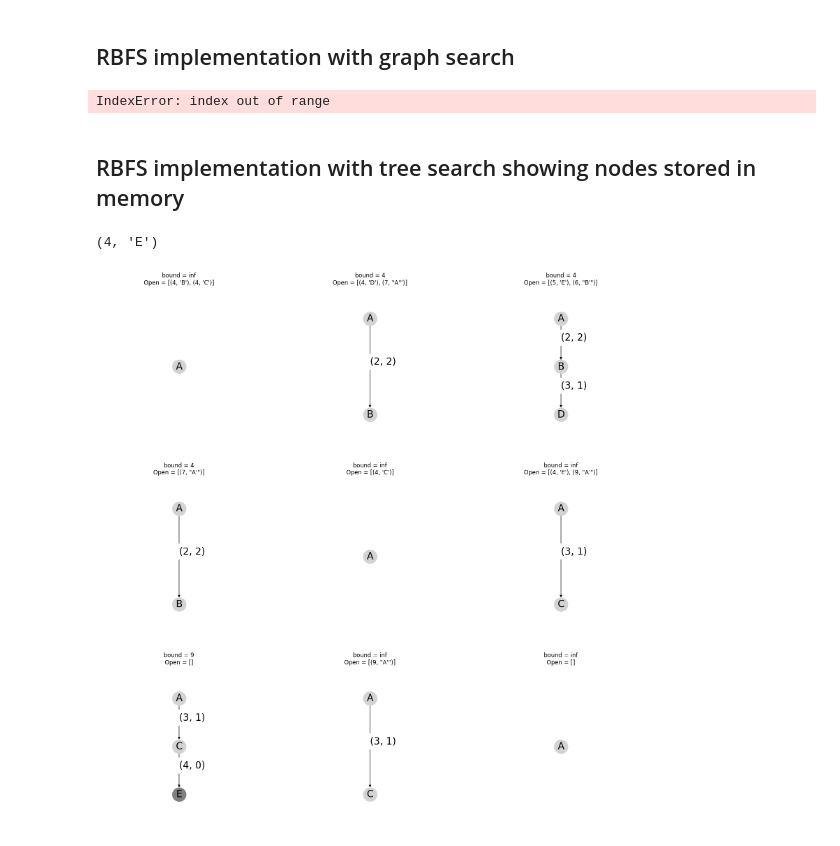
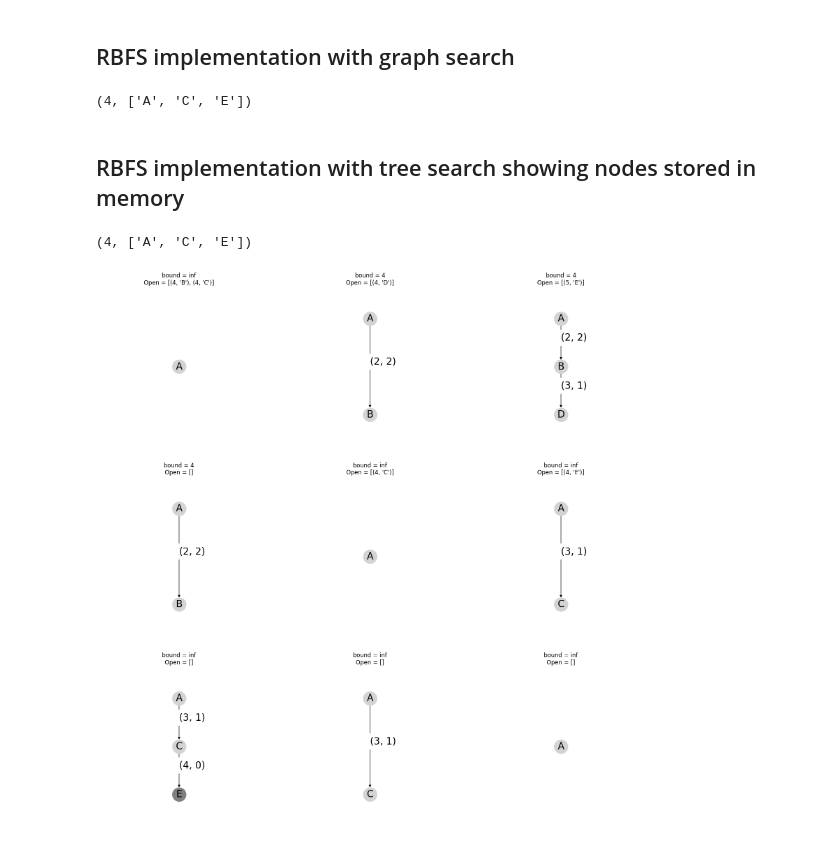
Before and after one commit to jorcisai/SIN, a Jupyter notebook: block1/search/A star/rbfs-graph.ipynb, the cells around one changed output. Drawn from its saved outputs; the diff is of its cells as text; code cells hidden in the pictures.

```diff
--- a/block1/search/A star/rbfs-graph.ipynb
+++ b/block1/search/A star/rbfs-graph.ipynb
@@ -61,12 +61,10 @@ def bt(G, W, path, gs, Fs, h, bound, Target):
     if n not in path:
       fn = gs + W[(s,n)] + h[n]
       heapq.heappush(Open,(max(fn, Fs),n));
-  if Open == []:
-    return (math.inf, None)
   while True:
+    if Open == []: return (math.inf, None)
     (bestf, bestn) = heapq.heappop(Open)
-    if bestf > bound:
-      return (bestf, None)
+    if bestf > bound: return (bestf, None)
     if Open != []:
       nextf = Open[0][0]
     else:
@@ -83,7 +81,7 @@ def rbfs(G, W, s, h, Target):
 
 print(rbfs(G,W,source,h,Target))
 # %% [output]
-IndexError: index out of range
+(4, ['A', 'C', 'E'])
 # %% [markdown]
 ## RBFS implementation with tree search showing nodes stored in memory
 # %%
@@ -102,45 +100,49 @@ def draw_graph(DG, DW, source, Open, bound, target=[],):
   ax.set_title(title)
   pos_nodes = nx.nx_agraph.pygraphviz_layout(nxDG,prog='dot',root=source)
   nx.draw(nxDG,pos=pos_nodes, ax=ax, with_labels=True, node_color="lightgray", node_size=800, font_size=20)
   nx.draw_networkx_edge_labels(nxDG, pos=pos_nodes, edge_labels=DW, label_pos=0.5, font_size=20,
     horizontalalignment="left",verticalalignment="bottom", ax=ax, rotate=False)
   nx.draw_networkx_nodes(DG,pos=pos_nodes, ax=ax, nodelist=target, node_color='gray', node_size=800)
 
 import math
 import heapq
 
-def bt(G, W, s, gs, Fs, h, bound, Target):
-  if s[0] in Target:
+def bt(G, W, path, gs, Fs, h, bound, Target):
+  s = path[-1]
+  if s in Target:
     draw_graph(DG, DW, source, [], bound, [s])
     return (gs, s)
   Open = []
-  for n in G[s[0]]:
-    fn = gs + W[(s[0],n)] + h[n]
-    while n in DG: n+="'"
-    heapq.heappush(Open,(max(fn, Fs),n))
-  if Open == []: return math.inf, None
+  for n in G[s]:
+    if n not in path:
+      fn = gs + W[(s,n)] + h[n]
+      heapq.heappush(Open,(max(fn, Fs),n))
   draw_graph(DG, DW, source, Open, bound)
   Adj = DG[s]
   while True:
+    if Open == []: return (math.inf, None)
     (bestf, bestn) = heapq.heappop(Open)
-    if bestf > bound: return bestf, None
+    if bestf > bound: return (bestf, None)
     if Open != []:
       nextf = Open[0][0]
     else:
       nextf = math.inf
-    Adj.append(bestn); DG[s]=Adj; DG.update({bestn:[]}); DW.update({(s,bestn):(gs + W[(s[0],bestn[0])],h[bestn[0]])})
-    (bestf,target) = bt(G,W,bestn,gs + W[(s,bestn)],bestf, h, min(bound, nextf),Target)
+    Adj.append(bestn); DG[s]=Adj; DG.update({bestn:[]}); DW.update({(s,bestn):(gs + W[(s,bestn)],h[bestn[0]])})
+    path.append(bestn)
+    (bestf,target) = bt(G,W,path,gs + W[(s,bestn)],bestf, h, min(bound, nextf),Target)
     Adj.remove(bestn); DG[s]=Adj; del DG[bestn]; del DW[(s,bestn)]
     draw_graph(DG, DW, source, Open, bound)
-    if target != None: return bestf,target
+    if target != None: return (bestf, target)
+    path.pop(-1)
 
 def rbfs(G, W, s, h, Target):
-  gs = 0; Fs = -math.inf; bound = math.inf
+  path = [s]; gs = 0; Fs = -math.inf; bound = math.inf
   DG.update({s:[]})
-  return bt(G, W, s, 0, Fs, h, bound, Target)
+  (fs, target) = bt(G, W, path, gs, Fs, h, bound, Target)
+  return (fs, path)
 
 DG = {}; DW = {}
 print(rbfs(G,W,source,h,Target))
 # %% [output]
-(4, 'E')
+(4, ['A', 'C', 'E'])
-[figure, old version]
+[figure, new version]
```
Also changed, not shown: parts of 1 cell of this notebook, 1 other file.
